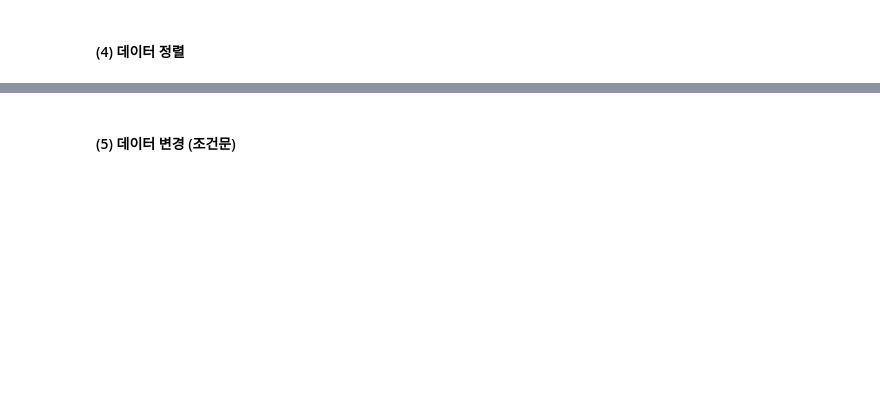
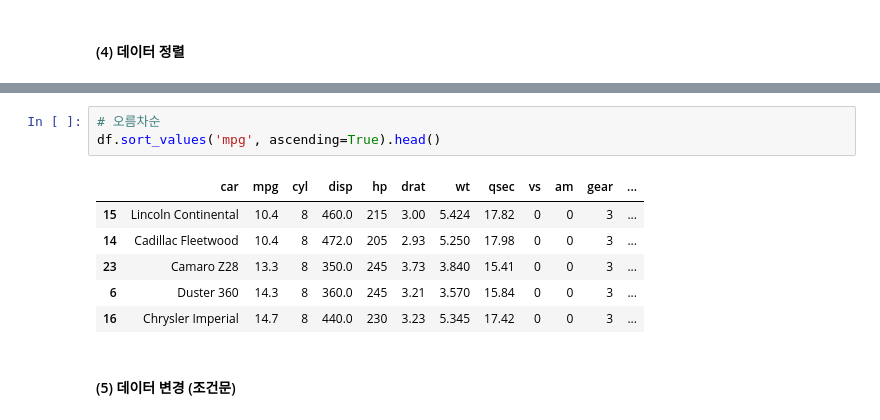
Before and after one commit to JinnieL/BigData_Certification, a Jupyter notebook: 제 1유형/1. 데이터 다루기.ipynb, the cells around one changed output, grey strips where cells are left out. Cells and saved outputs as stored; diff of their text form; blank space fills up the shorter version.

```diff
--- a/제 1유형/1. 데이터 다루기.ipynb
+++ b/제 1유형/1. 데이터 다루기.ipynb
@@ -308,2 +422,12 @@ df.tail(7)
+# %%
+# 오름차순
+df.sort_values('mpg', ascending=True).head()
+# %% [output]
+|  | car | mpg | cyl | disp | hp | drat | wt | qsec | vs | am | gear | ... |
+| 15 | Lincoln Continental | 10.4 | 8 | 460.0 | 215 | 3.00 | 5.424 | 17.82 | 0 | 0 | 3 | ... |
+| 14 | Cadillac Fleetwood | 10.4 | 8 | 472.0 | 205 | 2.93 | 5.250 | 17.98 | 0 | 0 | 3 | ... |
+| 23 | Camaro Z28 | 13.3 | 8 | 350.0 | 245 | 3.73 | 3.840 | 15.41 | 0 | 0 | 3 | ... |
+| 6 | Duster 360 | 14.3 | 8 | 360.0 | 245 | 3.21 | 3.570 | 15.84 | 0 | 0 | 3 | ... |
+| 16 | Chrysler Imperial | 14.7 | 8 | 440.0 | 230 | 3.23 | 5.345 | 17.42 | 0 | 0 | 3 | ... |
 # %% [markdown]
 #### (5) 데이터 변경 (조건문)
```
Also changed, not shown: parts of 15 cells of this notebook.
